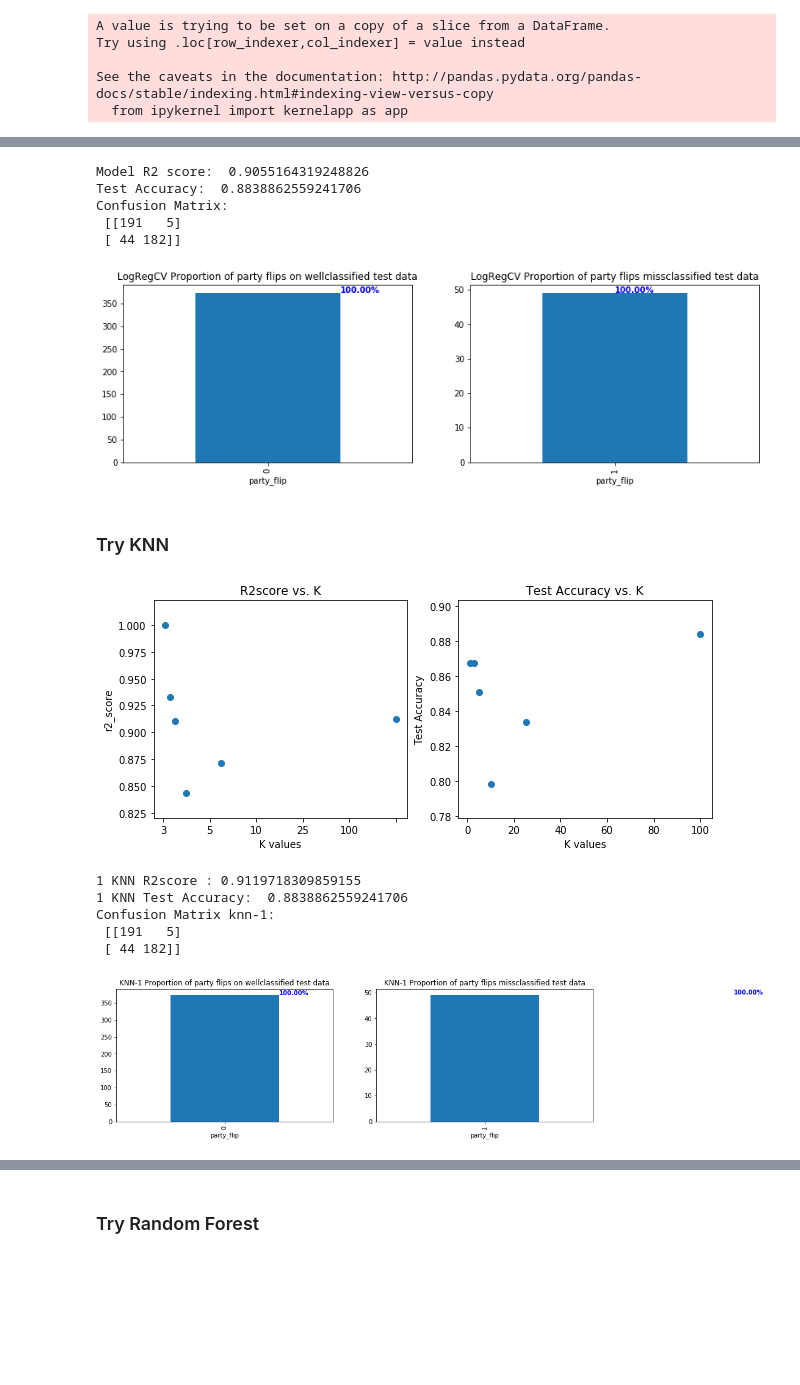
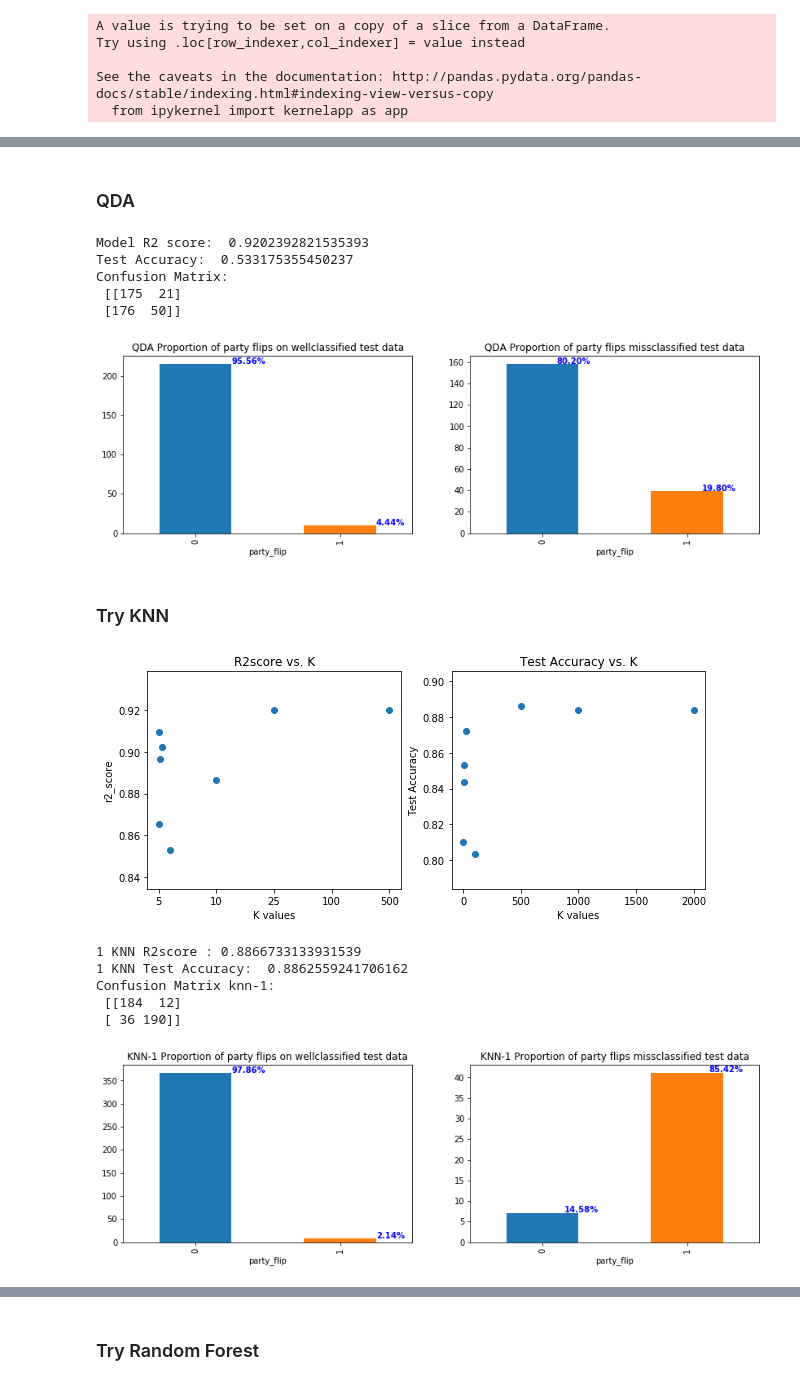
Before and after one commit to WildTangles/ac209a_project, a Jupyter notebook: Baseline_Model.ipynb, the cells around one changed output, grey strips where cells are left out. Cells and saved outputs as stored; diff of their text form; code cells hidden in the pictures; blank space fills up the shorter version.

Commit message:
baseline model updates

```diff
--- a/Baseline_Model.ipynb
+++ b/Baseline_Model.ipynb
@@ -68,15 +42,15 @@ Index(['district', 'state', 'year', 'party', 'candidatevotes', 'totalvotes',
 # %%
 #Create a sub-dataset
-cols_to_use =["dem_win", "dem_win_prev", 'state','year',\
-              'national_poll','national_poll_prev','dem_win_margin_prev',\
-              'female_pct','age18_24_pct','age25_34_pct',\
-             'civilian_veteran_pct','bachelors_deg_or_higher_pct',\
-              'unmarried_partner_pct','male_living_alone_pct',\
-             'speak_other_language_at_home_pct','foreign_born_proportion_from_LatinAmerica',\
-              'foreign_to_native_born_ratio','labor_force_unemployed_pct',\
-             'public_transit_commuter_pct','no_health_insurance_pct',\
-              'poverty_rate_pct','food_stamp_benefits_pct',\
-             'median_housing_value','median_household_income']
+cols_to_use =["dem_win", "dem_win_prev", 'state','year']#,\
+             # 'national_poll_delta_divide','national_poll_prev','margin_unsigned_divide_prev']#,\
+              #'female_pct','age18_24_pct','age25_34_pct',\
+             #'civilian_veteran_pct','bachelors_deg_or_higher_pct',\
+             # 'unmarried_partner_pct','male_living_alone_pct',\
+             #'speak_other_language_at_home_pct','foreign_born_proportion_from_LatinAmerica',\
+             # 'foreign_to_native_born_ratio','labor_force_unemployed_pct',\
+             #'public_transit_commuter_pct','no_health_insurance_pct',\
+             # 'poverty_rate_pct','food_stamp_benefits_pct',\
+             #'median_housing_value','median_household_income']
 small_dataset =full_dataset[cols_to_use]
 
 #add column to indicate a party flip
@@ -111,7 +85,7 @@ for name, group in (small_dataset.groupby('party_flip')['party_flip']):
 # %%
 #split data into train and test and verify the distribution of party flips
 test_data = small_dataset[small_dataset.year==2018]
-train_data = small_dataset[small_dataset.year!=2018]
+train_data = small_dataset[small_dataset.year!=(2018)]
 
 #train_data, test_data = train_test_split(small_dataset, test_size=.2, \
 #                        stratify=small_dataset.party_flip,random_state=209)
@@ -151,11 +175,15 @@ for name, group in (X_test.groupby('party_flip')['party_flip']):
+# %% [markdown]
+### QDA
 # %%
-#Run Logistic CV model
-lr_model = LogisticRegressionCV(cv=5,random_state=209,multi_class='ovr',n_jobs=4)
-lr_model.fit(X_train[X_train.columns.difference(["party_flip"])],y_train)
+from sklearn.discriminant_analysis import QuadraticDiscriminantAnalysis
+
+    #Run Logistic CV model
+qda_model = QuadraticDiscriminantAnalysis()
+qda_model.fit(X_train[X_train.columns.difference(["party_flip"])],y_train)
 print("Model R2 score: ",lr_model.score(X_train[X_train.columns.difference(["party_flip"])],y_train))
 
 #predict on test set
-y_pred_test = lr_model.predict(X_test[X_test.columns.difference(["party_flip"])])
+y_pred_test = qda_model.predict(X_test[X_test.columns.difference(["party_flip"])])
 print("Test Accuracy: ",accuracy_score(y_test,y_pred_test))
 
 #confusion metrics
@@ -169,8 +197,8 @@ good_class_df = X_test[y_test == y_pred_test]
 
 #plot the flips and non flips for each data
 fig, ax = plt.subplots(1,2, figsize=(14,4))
-ax[0].set_title('LogRegCV Proportion of party flips on wellclassified test data')
-ax[1].set_title('LogRegCV Proportion of party flips missclassified test data')
+ax[0].set_title('QDA Proportion of party flips on wellclassified test data')
+ax[1].set_title('QDA Proportion of party flips missclassified test data')
 
 good_class_df.groupby('party_flip')['party_flip'].count().plot.bar(ax=ax[0])
 miss_class_df.groupby('party_flip')['party_flip'].count().plot.bar(ax=ax[1])
@@ -180,20 +208,20 @@ for name, group in (good_class_df.groupby('party_flip')['party_flip']):
     '{0:.2f}'.format(group.count()/good_class_df.shape[0]*100)+'%', color='blue', fontweight='bold')
 
 for name, group in (miss_class_df.groupby('party_flip')['party_flip']):
-    ax[1].text(int(name)-1, group.count() + .10, \
+    ax[1].text(int(name)+.10, group.count() + .10, \
     '{0:.2f}'.format(group.count()/miss_class_df.shape[0]*100)+'%', color='blue', fontweight='bold')
 # %% [output]
-Model R2 score:  0.9055164319248826
-Test Accuracy:  0.8838862559241706
+Model R2 score:  0.9202392821535393
+Test Accuracy:  0.533175355450237
 Confusion Matrix:
- [[191   5]
- [ 44 182]]
+ [[175  21]
+ [176  50]]
-[figure, old version]
+[figure, new version]
 # %% [markdown]
 ### Try KNN
 # %%
 #Try KNN
-k_values =[1,3,5,10,25,100]
+k_values =[1,5,10,25,100,500,1000,2000]
 k_score = []
 k_test_accuracy =[]
 k_models =[]
@@ -220,43 +248,43 @@ ax[1].set_xlabel("K values")
 ax[1].set_ylabel("Test Accuracy")
 print("\n")
 # %% [output]
-[figure, old version]
+[figure, new version]
 # %%
 #looking at the missclassifications with logisticRegressionCV
 
-knn_model = KNeighborsClassifier(n_neighbors=100,n_jobs=4)
+knn_model = KNeighborsClassifier(n_neighbors=500,n_jobs=4)
 knn_model.fit(X_train[X_train.columns.difference(["party_flip"])],y_train)
 y_pred_test = knn_model.predict(X_test[X_test.columns.difference(["party_flip"])])
 
 
 print("\n1 KNN R2score :",\
       knn_model.score(X_train[X_train.columns.difference(["party_flip"])],y_train))
 print("1 KNN Test Accuracy: ",accuracy_score(y_test,y_pred_test))
 print("Confusion Matrix knn-1: \n",confusion_matrix(y_test,y_pred_test))
 
 
 miss_class_df = X_test[y_test != y_pred_test]
 good_class_df = X_test[y_test == y_pred_test]
 
 #plot the flips and non flips for each data
 fig, ax = plt.subplots(1,2, figsize=(14,4))
 ax[0].set_title('KNN-1 Proportion of party flips on wellclassified test data')
 ax[1].set_title('KNN-1 Proportion of party flips missclassified test data')
 
 good_class_df.groupby('party_flip')['party_flip'].count().plot.bar(ax=ax[0])
 miss_class_df.groupby('party_flip')['party_flip'].count().plot.bar(ax=ax[1])
 
 for name, group in (good_class_df.groupby('party_flip')['party_flip']):
     ax[0].text(int(name)+.25, group.count() + .25, \
     '{0:.2f}'.format(group.count()/good_class_df.shape[0]*100)+'%', color='blue', fontweight='bold')
 
 for name, group in (miss_class_df.groupby('party_flip')['party_flip']):
     ax[1].text(int(name)+.15, group.count() + .25, \
     '{0:.2f}'.format(group.count()/miss_class_df.shape[0]*100)+'%', color='blue', fontweight='bold')
 # %% [output]
-1 KNN R2score : 0.9119718309859155
-1 KNN Test Accuracy:  0.8838862559241706
+1 KNN R2score : 0.8866733133931539
+1 KNN Test Accuracy:  0.8862559241706162
 Confusion Matrix knn-1:
- [[191   5]
- [ 44 182]]
+ [[184  12]
+ [ 36 190]]
-[figure, old version]
+[figure, new version]
```
Also changed, not shown: parts of 12 cells of this notebook.
